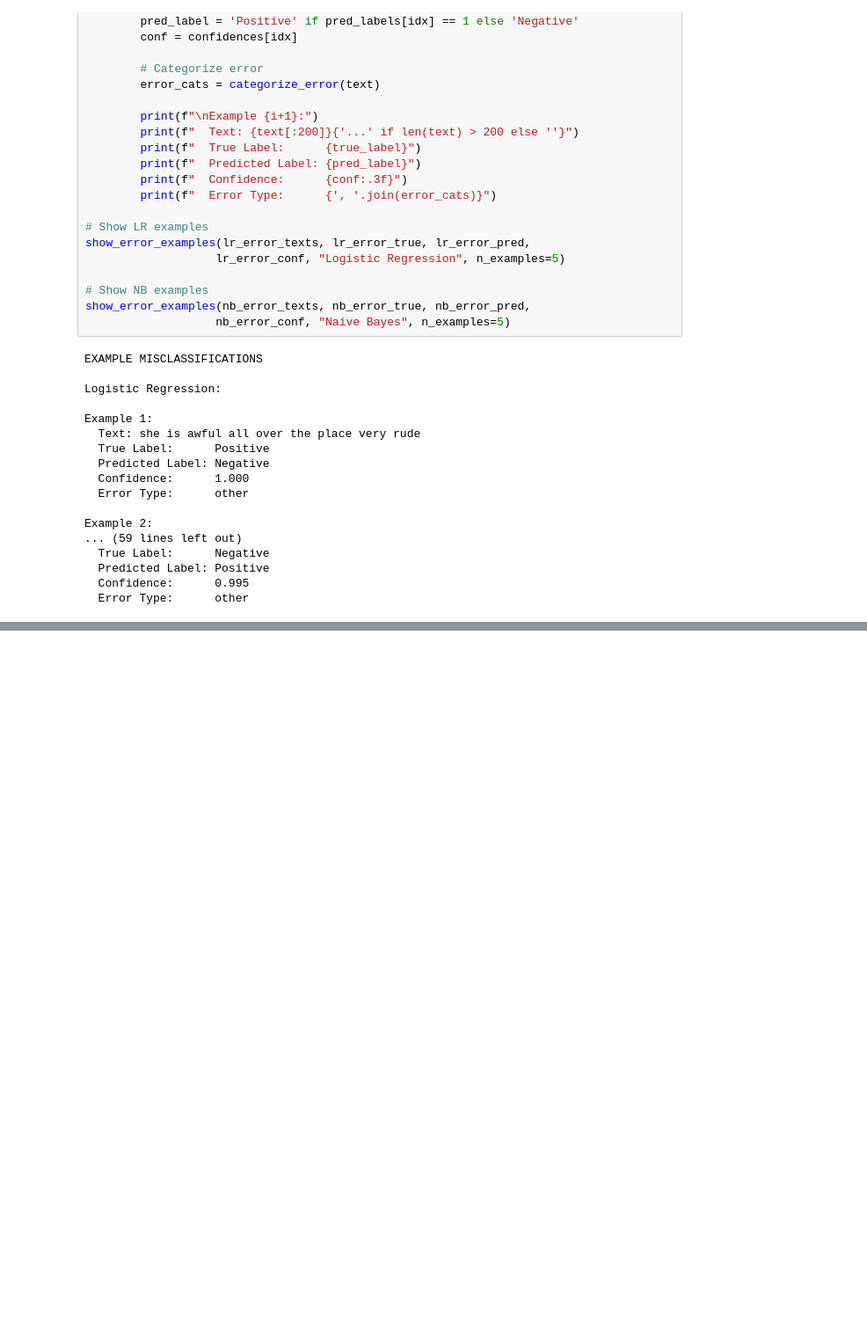
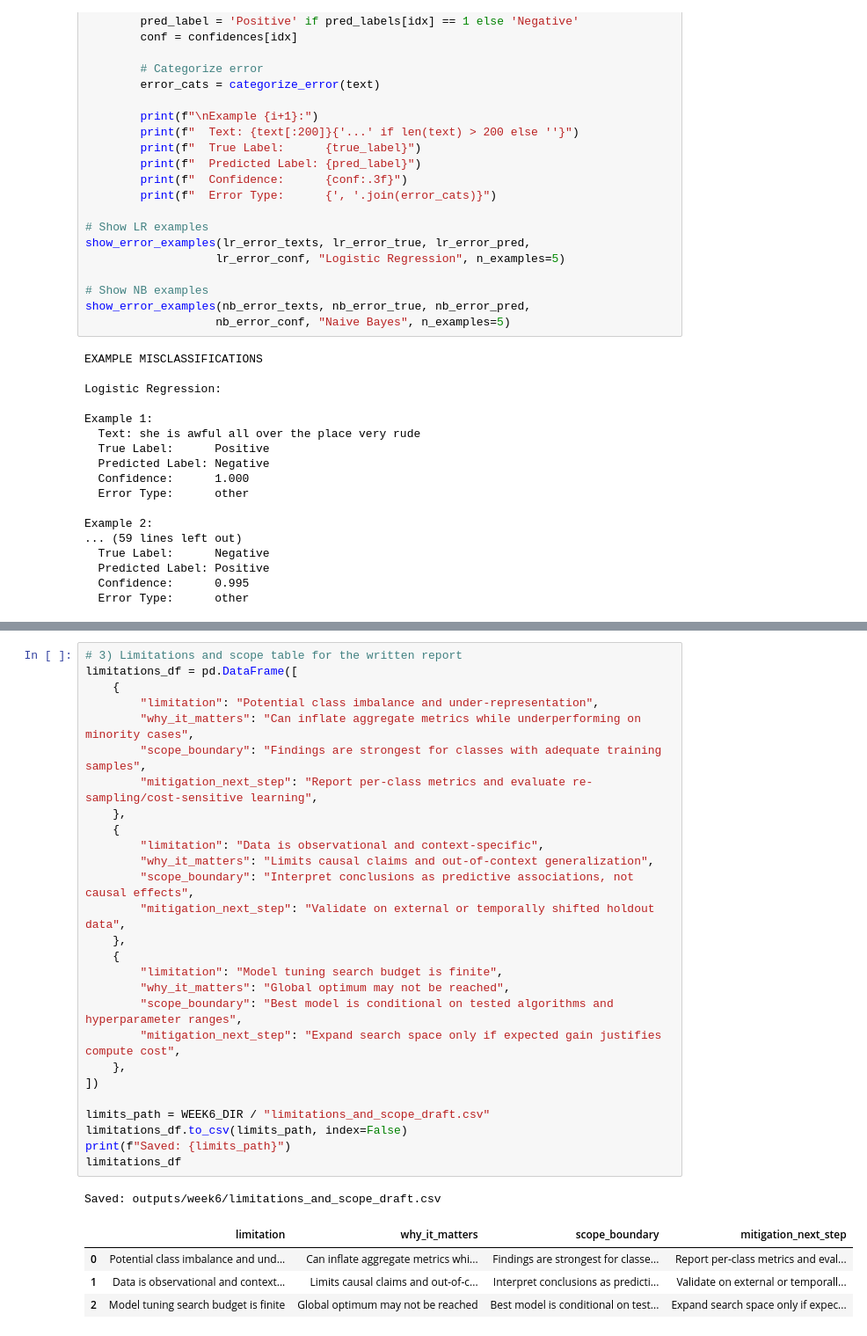
Before and after one commit to 3028Bikalpa/SOSC314_project_Bikki, a Jupyter notebook: Codes/models.ipynb, the cells around one changed output, grey strips where cells are left out. Shown at 88% size. Saved outputs shown, nothing was run; the diff lists cells and outputs as text; blank space fills up the shorter version.

```diff
--- a/Codes/models.ipynb
+++ b/Codes/models.ipynb
@@ -3279,0 +3380,33 @@ Example 2:
+# %%
+# 3) Limitations and scope table for the written report
+limitations_df = pd.DataFrame([
+    {
+        "limitation": "Potential class imbalance and under-representation",
+        "why_it_matters": "Can inflate aggregate metrics while underperforming on minority cases",
+        "scope_boundary": "Findings are strongest for classes with adequate training samples",
+        "mitigation_next_step": "Report per-class metrics and evaluate re-sampling/cost-sensitive learning",
+    },
+    {
+        "limitation": "Data is observational and context-specific",
+        "why_it_matters": "Limits causal claims and out-of-context generalization",
+        "scope_boundary": "Interpret conclusions as predictive associations, not causal effects",
+        "mitigation_next_step": "Validate on external or temporally shifted holdout data",
+    },
+    {
+        "limitation": "Model tuning search budget is finite",
+        "why_it_matters": "Global optimum may not be reached",
+        "scope_boundary": "Best model is conditional on tested algorithms and hyperparameter ranges",
+        "mitigation_next_step": "Expand search space only if expected gain justifies compute cost",
+    },
+])
+
+limits_path = WEEK6_DIR / "limitations_and_scope_draft.csv"
+limitations_df.to_csv(limits_path, index=False)
+print(f"Saved: {limits_path}")
+limitations_df
+# %% [output]
+Saved: outputs/week6/limitations_and_scope_draft.csv
+|  | limitation | why_it_matters | scope_boundary | mitigation_next_step |
+| 0 | Potential class imbalance and und... | Can inflate aggregate metrics whi... | Findings are strongest for classe... | Report per-class metrics and eval... |
+| 1 | Data is observational and context... | Limits causal claims and out-of-c... | Interpret conclusions as predicti... | Validate on external or temporall... |
+| 2 | Model tuning search budget is finite | Global optimum may not be reached | Best model is conditional on test... | Expand search space only if expec... |
```
Also changed, not shown: parts of 17 cells of this notebook, 15 other files.
